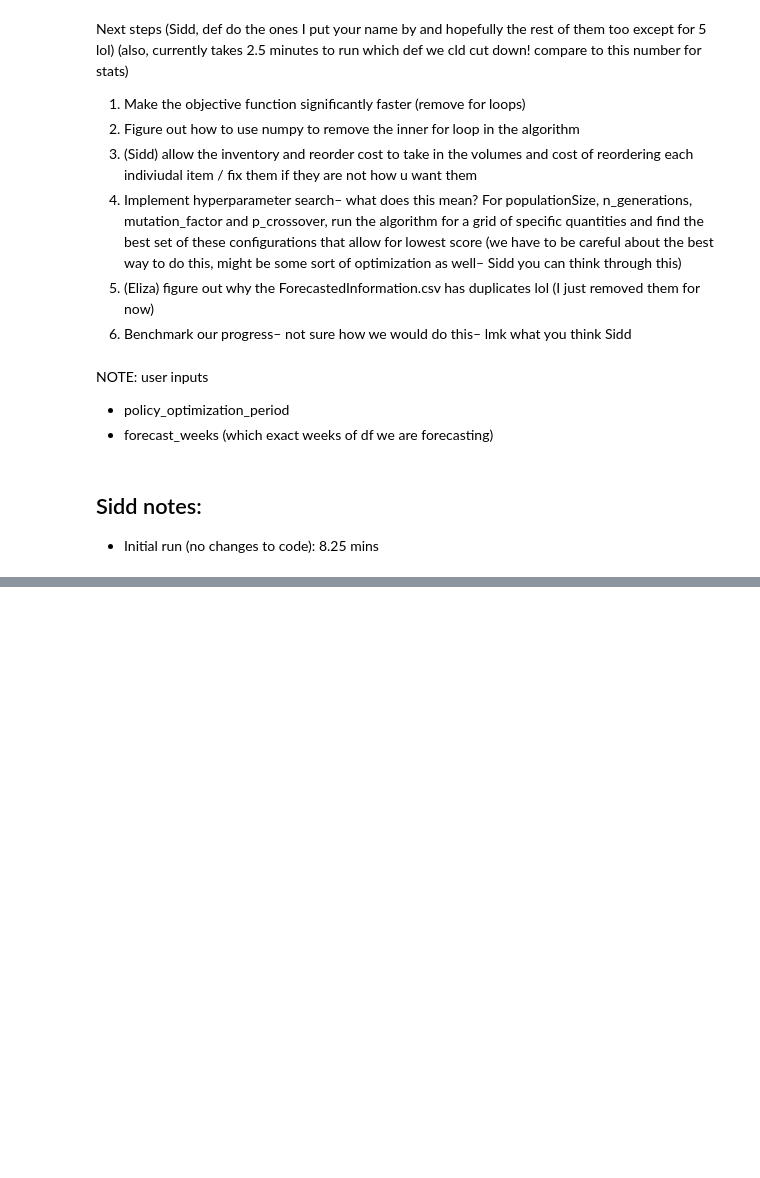
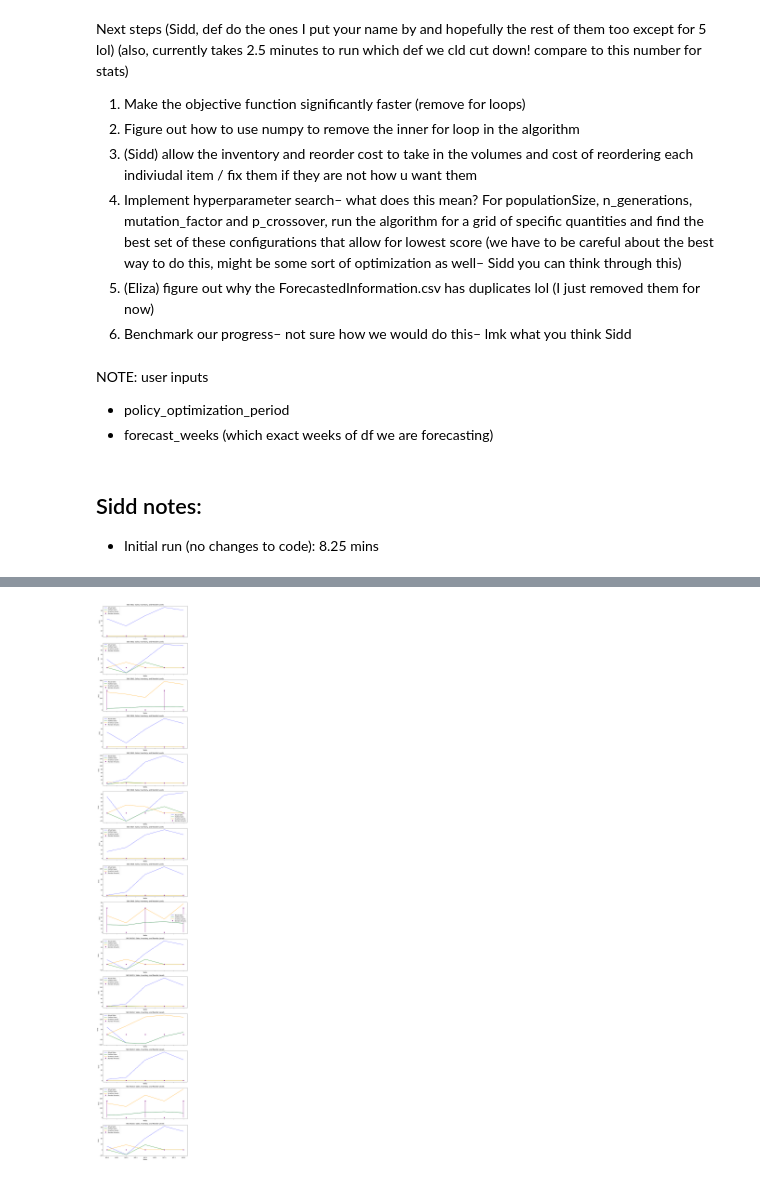
Before and after one commit to siddharth-r-tiwari/am207, a Jupyter notebook: differential_evolution.ipynb, the cells around one changed output, grey strips where cells are left out. Drawn from its saved outputs; the diff is of its cells as text; code cells hidden in the pictures; blank space fills up the shorter version.

```diff
--- a/differential_evolution.ipynb
+++ b/differential_evolution.ipynb
@@ -219,7 +233,7 @@ def differential_evolution(objective_function, parameter_bounds, population_size
 num_skus = len(forecasted_info["Pcode"].unique())
 
 # Policy decision period
-max_order_frequency = 10 # In weeks, this is up to the user!
+max_order_frequency = 5 # In weeks, this is up to the user!
 
 # Parameters are a 2*num_skus by 2 matrix
 # Each entry contains array of upper and lower bound
@@ -231,10 +245,13 @@ for i, sku in enumerate(forecasted_info["Pcode"].unique()):
     parameter_bounds[2*i+1][1] = max_order_frequency
 
 # Some additional hyperparameters to tune of differential evolution
-population_size = 100
-n_generations = 100 # This is QUITE susceptible to change
-mutation_factor = 1 # This has to be a constant from 0 to 2
-p_crossover = 0.3 # between 0 and 1
+population_size = 24
+n_generations = 349 # This is QUITE susceptible to change
+mutation_factor = 0.1216607094073362 # This has to be a constant from 0 to 2
+p_crossover = 0.18024817208001548 # between 0 and 1
+a = 0.1
+b = 1
+c = 1
 # %%
 # Variable definitions
 num_skus = num_skus # As defined above
@@ -304,10 +323,10 @@ objective_function = f
 parameter_bounds = parameter_bounds
 populationSize = population_size
 n_generations = n_generations
-mutation_factor = mutation_factor
-p_crossover = 0.3
+mutation_factor = 0.8
+p_crossover = p_crossover
 
-best_parameters, score = differential_evolution(objective_function, parameter_bounds, population_size, n_generations, mutation_factor, p_crossover)
+best_parameters, score = differential_evolution(objective_function, parameter_bounds, population_size, n_generations, mutation_factor, p_crossover, quantities, prices_flat, policy_optimization_period, num_skus, a, b, c)
 
 print (best_parameters, score)
 # %% [output]
@@ -425,3 +334,74 @@ plt.show()
+# %%
+# Corrected simulation of fulfilled sales and inventory
+reorder_quantities = np.array(best_parameters[0::2], dtype=int)
+reorder_frequencies = np.array(best_parameters[1::2], dtype=int)
+
+fulfilled_sales = np.zeros_like(quantities)
+inventory_levels = np.zeros((num_skus, policy_optimization_period))
+
+for sku in range(num_skus):
+    inventory = 0  # Initial inventory
+    for week in range(policy_optimization_period):
+        # Reorder only if reorder frequency > 0 and it's a reorder week
+        if reorder_frequencies[sku] > 0 and week % reorder_frequencies[sku] == 0:
+            inventory += reorder_quantities[sku]
+
+        # Fulfill sales based on inventory and demand
+        fulfilled_sales[sku, week] = min(inventory, quantities[sku, week])
+        inventory -= fulfilled_sales[sku, week]
+
+        # Track inventory levels
+        inventory_levels[sku, week] = inventory
+
+# Correct reorder tracking
+reorder_weeks = np.zeros((num_skus, policy_optimization_period))
+for sku in range(num_skus):
+    if reorder_frequencies[sku] > 0:
+        reorder_weeks[sku, ::reorder_frequencies[sku]] = reorder_quantities[sku]
+
+# Plotting
+fig, axes = plt.subplots(15, 1, figsize=(10, 4 * 15), sharex=True)
+
+for sku, ax in enumerate(axes):
+    ax.plot(forecast_weeks, quantities[sku], label="Actual Sales", color="blue", linestyle="--")
+    ax.plot(forecast_weeks, fulfilled_sales[sku], label="Fulfilled Sales", color="green")
+    ax.plot(forecast_weeks, inventory_levels[sku], label="Inventory Levels", color="orange")
+    ax.stem(forecast_weeks, reorder_weeks[sku], label="Reorder Amounts", linefmt="purple", markerfmt="o", basefmt=" ")
+    ax.set_title(f"SKU {skus[sku]}: Sales, Inventory, and Reorder Levels")
+    ax.set_xlabel("Weeks")
+    ax.set_ylabel("Units")
+    ax.legend()
+
+plt.tight_layout()
+plt.show()
+
+
+# # 3. Missed Sales by SKU
+# plt.figure()
+# plt.bar(skus[:10], missed_sales)
+# plt.title("Missed Sales by SKU")
+# plt.xlabel("SKU")
+# plt.ylabel("Total Missed Sales")
+# plt.show()
+
+# # 4. Cost Components Breakdown
+# cost_sums = {k: np.sum(v) for k, v in cost_components.items()}
+# plt.figure()
+# plt.pie(cost_sums.values(), labels=cost_sums.keys(), autopct='%1.1f%%')
+# plt.title("Cost Components Breakdown")
+# plt.show()
+
+# # 5. Total Cost Over Generations (Optional Placeholder)
+# generations = np.arange(20)
+# total_costs = np.random.uniform(1000, 2000, len(generations))  # Replace with actual costs if available
+# plt.figure()
+# plt.plot(generations, total_costs)
+# plt.title("Total Cost Over Generations")
+# plt.xlabel("Generation")
+# plt.ylabel("Total Cost")
+# plt.show()
+# %% [output]
+[figure, added]
 # %%
 import optuna
 
```
Also changed, not shown: parts of 12 cells of this notebook.
